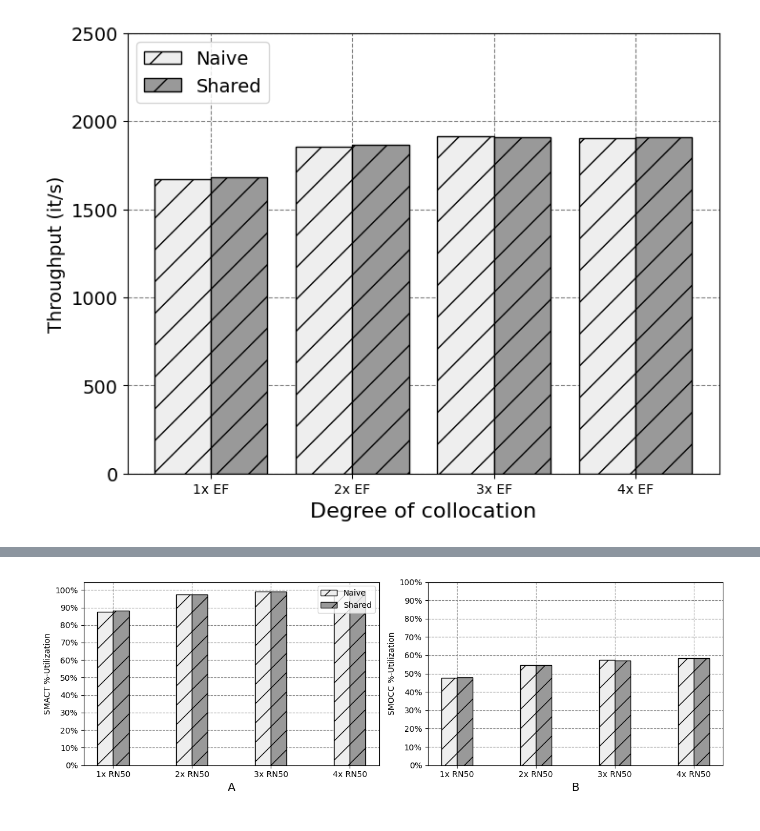
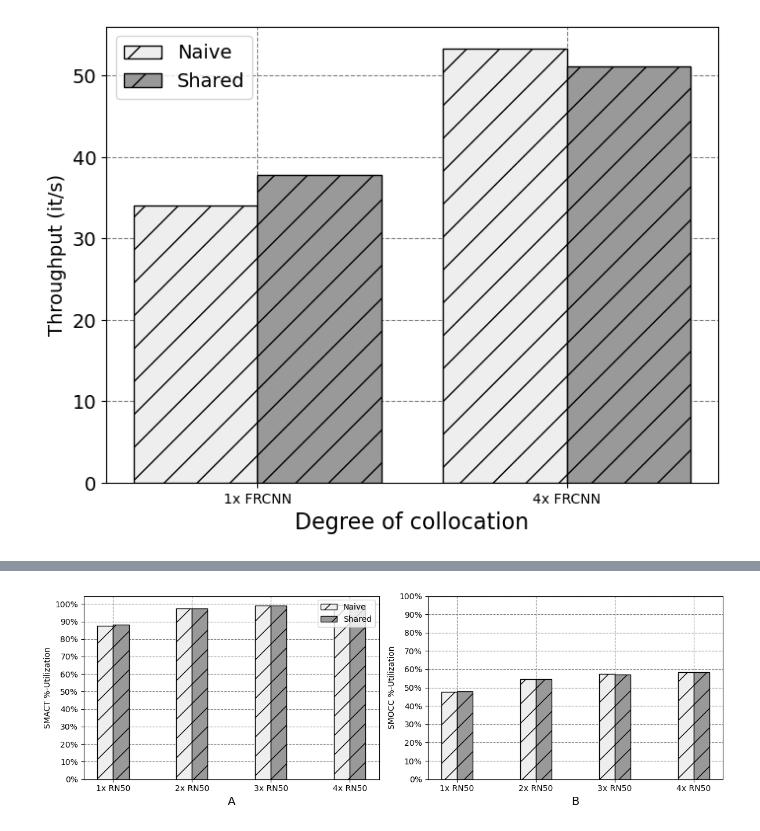
Before and after one commit to neilkimn/thesis, a Jupyter notebook: notebooks/CIDR_comparisons_A.ipynb, the cells around one changed output, grey strips where cells are left out. Cells and saved outputs as stored; diff of their text form; code cells hidden in the pictures.

Commit message:
add coco pids and full coco path reading

```diff
--- a/notebooks/CIDR_comparisons_A.ipynb
+++ b/notebooks/CIDR_comparisons_A.ipynb
@@ -65,8 +103,19 @@ if DATASET == "imagenet":
     # shared = [df.iloc[2:]["total_time"].mean() for df in shared]
     shared = [sum([df.iloc[2:]["throughput"].mean() for df in x]) for x in shared]
 
-if DATASET == "cifar10":
-    pass
+elif DATASET == "coco":
+    if model_name_1.startswith("fasterrcnn"):
+        workloads = ("1x FRCNN", "4x FRCNN")
+    elif model_name_1.startswith("retinanet"):
+        workloads = ("1x RetNet", "4x RetNet")
+
+    naive = [[pd.read_csv(train_path / f"{model_path_prefix}_{j}.csv") for j in pids_full_nonshared[i]] for i in range(0, 2)]
+    # naive = [df.iloc[2:]["total_time"].mean() for df in naive]
+    naive = [sum([df.iloc[2:]["throughput"].mean() for df in x]) for x in naive]
+
+    shared = [[pd.read_csv(train_path / f"{model_path_prefix}_{j}.csv") for j in pids_full_shared[i]] for i in range(0, 2)]
+    # shared = [df.iloc[2:]["total_time"].mean() for df in shared]
+    shared = [sum([df.iloc[2:]["throughput"].mean() for df in x]) for x in shared]
 # %%
 import matplotlib.pyplot as plt
 import numpy as np
@@ -81,35 +130,38 @@ width = 0.4  # the width of the bars
 multiplier = 0.5
 
 fig, ax = plt.subplots(figsize=(8,6))
 hatches = ["/", "/", "/", "///", "///", "///"]
 hatch_cols = ["#eeeeee", "#999999", "#666666",
               "#eeeeee", "#999999", "#666666"]
 
 for idx, (attribute, measurement) in enumerate(measurements.items()):
     offset = width * multiplier
     #rects = ax.bar(x + offset, measurement, width, label=attribute, color=shades[idx], edgecolor="black", yerr=measurements_err[attribute][idx], ecolor="red", capsize=5)
     rects = ax.bar(x + offset, measurement, width, label=attribute, hatch=hatches[idx], color=hatch_cols[idx], edgecolor="black")
     #ax.bar_label(rects, padding=3, fmt='%.0f', label_type="edge", color="black", size=16)
     multiplier += 1
 
 
 # Add some text for labels, title and custom x-axis tick labels, etc.
 ax.set_ylabel('Throughput (it/s)', fontsize=14)
 #ax.set_title(f'Collocation of model training - {MACHINE}\nEpoch time on {DATASET} (batch size {BATCH_SIZE})', fontsize=20)
 ax.set_xticks(x + width)
 ax.set_xticklabels(workloads)
 ax.legend(loc='upper left', fontsize=14)
 
 ax.set_axisbelow(True)
 ax.grid(color='gray', linestyle='dashed')
-plt.yticks([i for i in range(0, 2501, 500)], fontsize=14)
+if DATASET == "imagenet":
+    plt.yticks([i for i in range(0, 2501, 500)], fontsize=14)
+elif DATASET == "coco":
+    plt.yticks([i for i in range(0, 51, 10)], fontsize=14)
 plt.xlabel("Degree of collocation", fontsize=16)
 
 plt.rcParams['svg.fonttype'] = 'none'
 plt.savefig("efficienttransformer_throughput.pdf")
 plt.show()
 # %% [output]
-[figure, old version]
+[figure, new version]
 # %%
 def get_mem(dfs):
     mems = []
```
Also changed, not shown: parts of 4 cells of this notebook, 1 other file.
